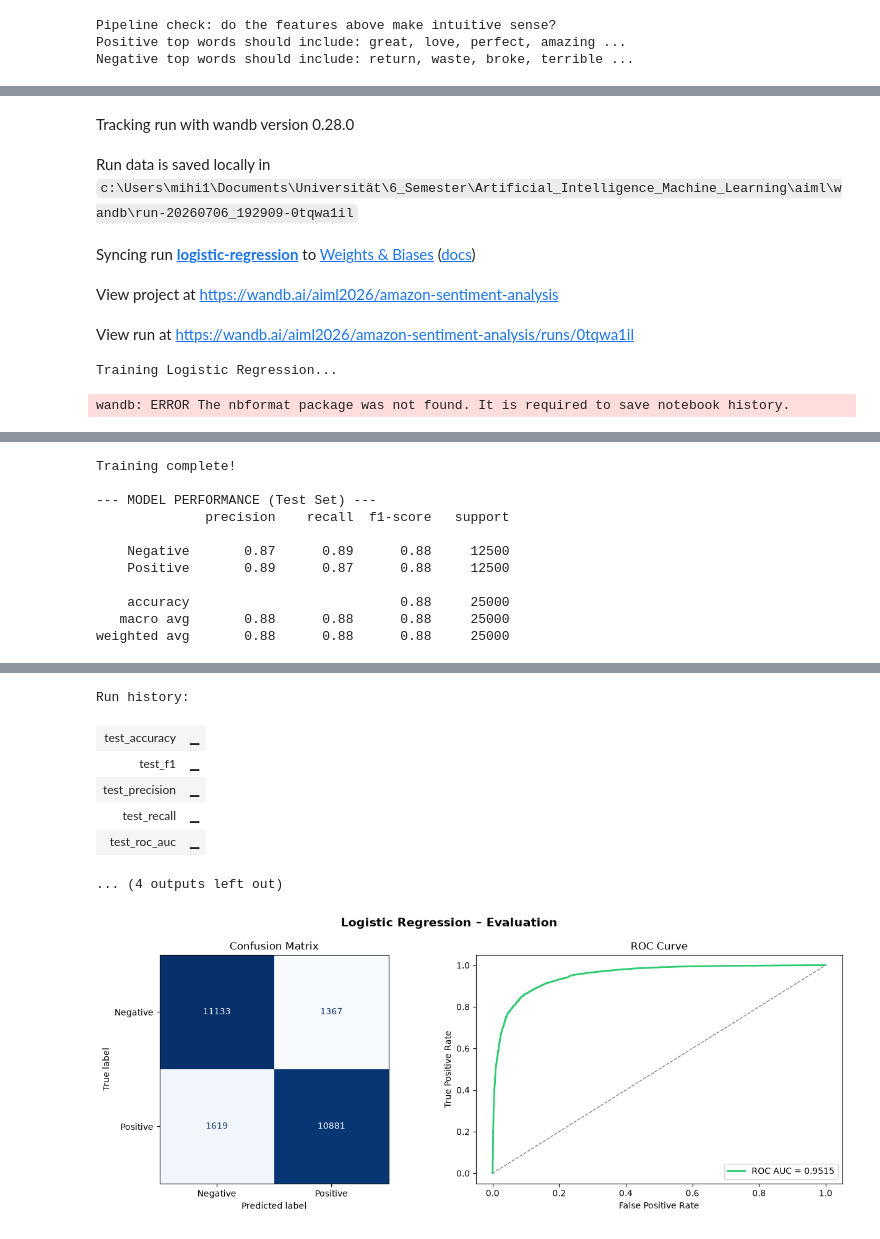
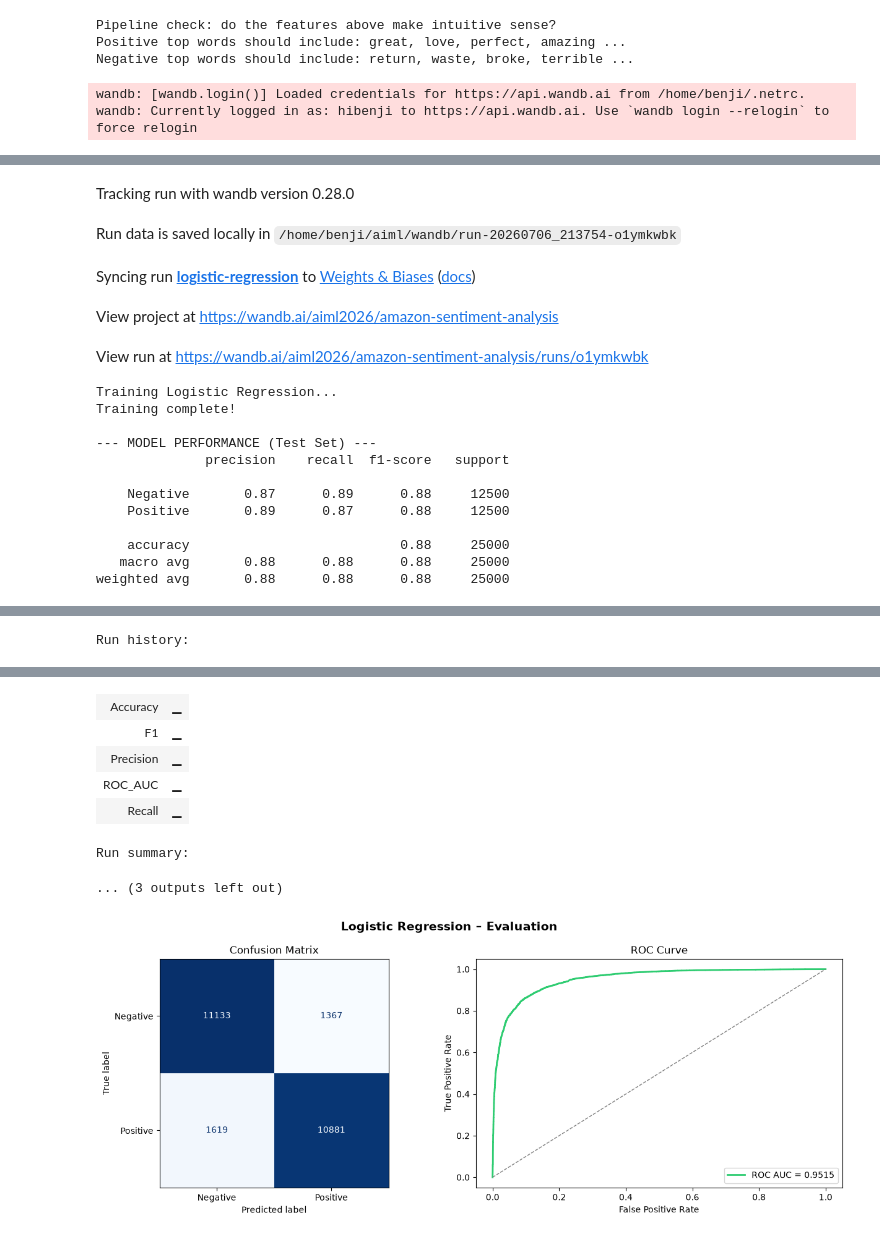
Before and after one commit to hibenji/aiml, a Jupyter notebook: AiML_logistic_regression.ipynb, the cells around one changed output, grey strips where cells are left out. Cells and saved outputs as stored; diff of their text form; code cells hidden in the pictures.

```diff
--- a/AiML_logistic_regression.ipynb
+++ b/AiML_logistic_regression.ipynb
@@ -367,21 +409,52 @@ y_proba = lr_model.predict_proba(X_test_tfidf)[:, 1]
 print("\n--- MODEL PERFORMANCE (Test Set) ---")
 print(classification_report(y_test, y_pred, target_names=["Negative", "Positive"]))
 
+# Metric keys match the naive-bayes and bilstm runs so they line up in the W&B comparison table
 wandb.log({
-    "test_accuracy": accuracy_score(y_test, y_pred),
-    "test_precision": precision_score(y_test, y_pred),
-    "test_recall": recall_score(y_test, y_pred),
-    "test_f1": f1_score(y_test, y_pred),
-    "test_roc_auc": roc_auc_score(y_test, y_proba)
+    "Accuracy": accuracy_score(y_test, y_pred),
+    "Precision": precision_score(y_test, y_pred),
+    "Recall": recall_score(y_test, y_pred),
+    "F1": f1_score(y_test, y_pred),
+    "ROC_AUC": roc_auc_score(y_test, y_proba)
+})
+
+# Confusion matrix + ROC curve as native W&B charts (not static images) so they
+# can be overlaid/compared against the naive-bayes and bilstm runs in the same project.
+y_true_arr = np.asarray(y_test)
+y_probas = np.column_stack([1 - y_proba, y_proba])  # wandb wants a column per class
+
+wandb.log({
+    "confusion_matrix": wandb.plot.confusion_matrix(
+        y_true=y_true_arr,
+        preds=y_pred,
+        class_names=["Negative", "Positive"],
+    ),
+    "roc_curve": wandb.plot.roc_curve(
+        y_true=y_true_arr,
+        y_probas=y_probas,
+        labels=["Negative", "Positive"],
+    ),
 })
 
 wandb.finish()
 # %% [output]
+wandb: [wandb.login()] Loaded credentials for https://api.wandb.ai from /home/benji/.netrc.
+wandb: Currently logged in as: hibenji to https://api.wandb.ai. Use `wandb login --relogin` to force relogin
 [interactive output not drawn]
 Tracking run with wandb version 0.28.0
-Run data is saved locally in c:\Users\mihi1\Documents\Universität\6_Semester\Artificial_Intelligence_Machine_Learning\aiml\wandb\run-20260706_192909-0tqwa1il
+Run data is saved locally in /home/benji/aiml/wandb/run-20260706_213754-o1ymkwbk
 Syncing run logistic-regression to Weights & Biases (docs)
 View project at https://wandb.ai/aiml2026/amazon-sentiment-analysis
-View run at https://wandb.ai/aiml2026/amazon-sentiment-analysis/runs/0tqwa1il
+View run at https://wandb.ai/aiml2026/amazon-sentiment-analysis/runs/o1ymkwbk
-Training Logistic Regression...
-wandb: ERROR The nbformat package was not found. It is required to save notebook history.
+Training Logistic Regression...
+Training complete!
+
+--- MODEL PERFORMANCE (Test Set) ---
+              precision    recall  f1-score   support
+
+    Negative       0.87      0.89      0.88     12500
+    Positive       0.89      0.87      0.88     12500
+
+    accuracy                           0.88     25000
+   macro avg       0.88      0.88      0.88     25000
+weighted avg       0.88      0.88      0.88     25000
@@ -388,11 +462 @@ wandb: ERROR The nbformat package was not found. It is required to save notebook
-Training complete!
-
---- MODEL PERFORMANCE (Test Set) ---
-              precision    recall  f1-score   support
-
-    Negative       0.87      0.89      0.88     12500
-    Positive       0.89      0.87      0.88     12500
-
-    accuracy                           0.88     25000
-   macro avg       0.88      0.88      0.88     25000
-weighted avg       0.88      0.88      0.88     25000
+Run history:
@@ -400,10 +463,10 @@ weighted avg       0.88      0.88      0.88     25000
+| Accuracy | ▁ |
+| F1 | ▁ |
+| Precision | ▁ |
+| ROC_AUC | ▁ |
+| Recall | ▁ |
-Run history:
+Run summary:
-| test_accuracy | ▁ |
-| test_f1 | ▁ |
-| test_precision | ▁ |
-| test_recall | ▁ |
-| test_roc_auc | ▁ |
-... (4 outputs left out)
+... (3 outputs left out)
 # %%
 #cell 9
 
```
Also changed, not shown: parts of 6 cells of this notebook, 3 other files.
